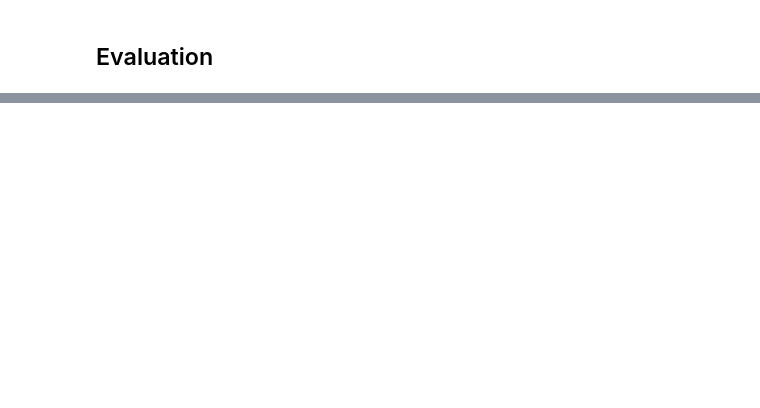
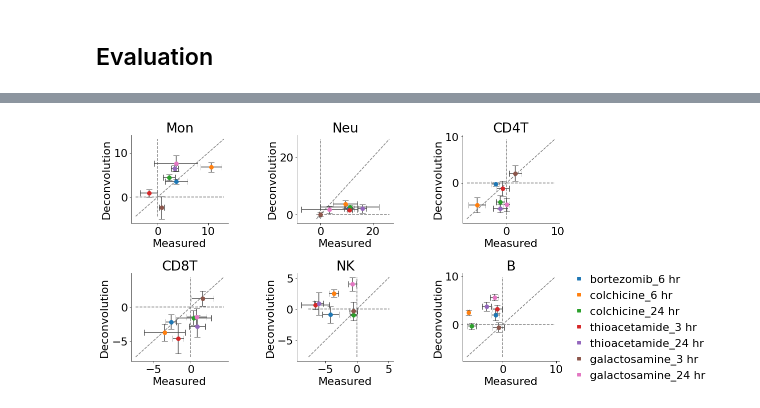
Before and after one commit to mizuno-group/2023, a Jupyter notebook: RatDeconvolution/code/2_tggate_validation.ipynb, the cells around one changed output, grey strips where cells are left out. Saved outputs shown, nothing was run; the diff lists cells and outputs as text; code cells hidden in the pictures; blank space fills up the shorter version.

```diff
--- a/RatDeconvolution/code/2_tggate_validation.ipynb
+++ b/RatDeconvolution/code/2_tggate_validation.ipynb
@@ -83,0 +202,64 @@ df_res.to_csv(f"{root}/result/tggate_result.csv")
+# %%
+def plot_fig3b():
+    def plot_immune(df1, df2, drugs=[], figsize=()):
+        immunes=["Mon", "Neu", "CD4T", "CD8T", "NK", "B"]
+        fig = plt.figure(figsize=figsize)
+        places=[1,2,3,5,6,7]
+        for v, immune in enumerate(immunes):
+            df_1 = df1.loc[:, immune]
+            df_2 = df2.loc[:, immune]
+            lst_stats_1 = [calc_stat(df_1[drug].values) for drug in drugs]
+            lst_stats_2 = [calc_stat(df_2[drug].values) for drug in drugs]
+            colors = sns.color_palette(n_colors=len(drugs))
+            ax = fig.add_subplot(2, 4, places[v])
+            # control lines
+            x_min = df_1.min().min()
+            x_max = df_1.max().max()
+            y_min = df_2.min().min()
+            y_max = df_2.max().max()
+            min_all = min(y_min, x_min)
+            max_all = max(y_max, x_max)
+            ax.plot([min_all, max_all], [min_all, max_all], color='grey', linestyle='dashed')
+            ax.hlines(y=0,xmin=min_all,xmax=max_all, color='grey', linestyles='dashed')
+            ax.vlines(x=0,ymin=min_all,ymax=max_all, color='grey', linestyles='dashed')
+            # Plot
+            for i, drug in enumerate(drugs):
+                ax.errorbar(lst_stats_1[i][0], lst_stats_2[i][0], xerr=lst_stats_1[i][1], yerr=lst_stats_2[i][1], capsize=6, color="0.3")
+            for i, drug in enumerate(drugs):
+                ax.plot(lst_stats_1[i][0], lst_stats_2[i][0], markersize=8, linestyle='None', marker="o", color=colors[i], label=drug)
+            ax.set_xlabel('Measured')
+            ax.set_ylabel('Deconvolution')
+            ax.set_title(immune)
+            plt.gca().spines['right'].set_visible(False)
+            plt.gca().spines['top'].set_visible(False)
+            plt.gca().yaxis.set_ticks_position('left')
+            plt.gca().xaxis.set_ticks_position('bottom')
+        # For Legend
+        ax = fig.add_subplot(2,4,8)
+        for i, drug in enumerate(drugs):
+            ax.plot([], [], marker="s", color=colors[i], label=drug, linestyle="none")
+        plt.gca().spines['right'].set_visible(False)
+        plt.gca().spines['left'].set_visible(False)
+        plt.gca().spines['top'].set_visible(False)
+        plt.gca().spines['bottom'].set_visible(False)
+        ax.set_yticks([])
+        ax.set_xticks([])
+        legend = ax.legend(bbox_to_anchor=(0.9, 1.1), loc='upper right',frameon=False, handletextpad=0, ncol=1, columnspacing=1)
+        plt.tight_layout()
+        plt.show()
+    drugs = [
+        'bortezomib_6 hr',
+        'colchicine_6 hr',
+        'colchicine_24 hr',
+        'thioacetamide_3 hr',
+        'thioacetamide_24 hr',
+        'galactosamine_3 hr',
+        'galactosamine_24 hr',
+        #'tiopronin_3 hr',
+        #'metformin_6 hr',
+    ]
+    df_res_z, df_count_z = load_data2()
+    plot_immune(df_count_z, df_res_z, drugs=drugs, figsize=(18,8))
+plot_fig3b()
+# %% [output]
+[figure, added]
```
Also changed, not shown: parts of 3 cells of this notebook, 1 other file.
